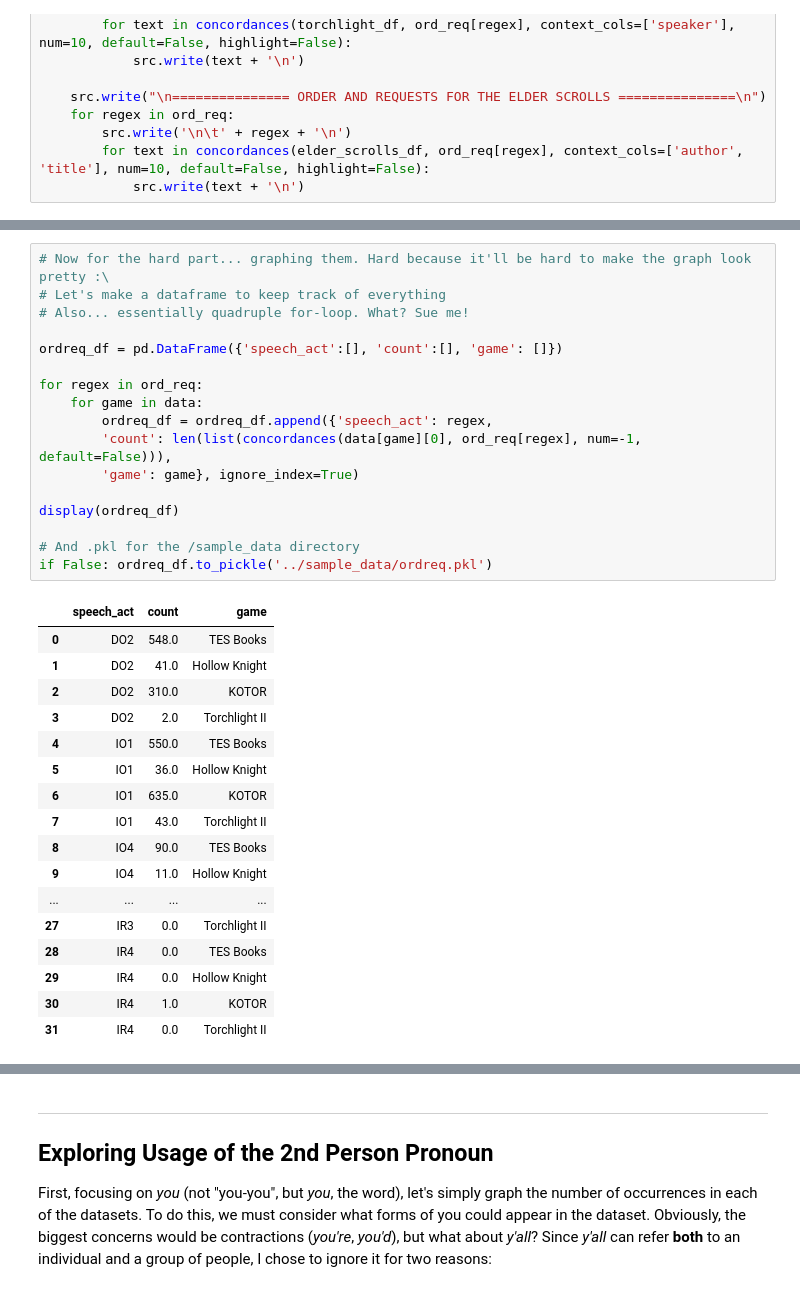
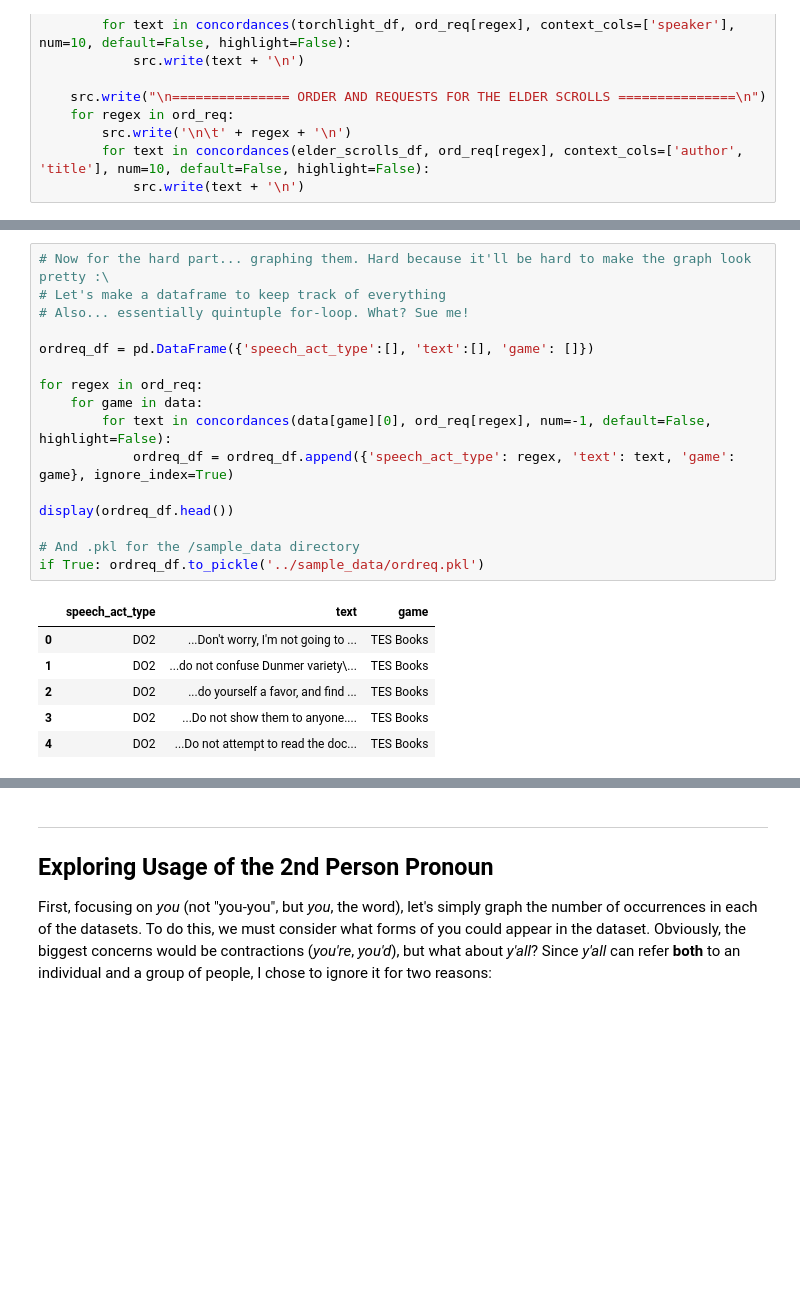
Before and after one commit to Data-Science-for-Linguists-2022/Pragmatics-In-Video-Games, a Jupyter notebook: notebooks/research.ipynb, the cells around one changed output, grey strips where cells are left out. Drawn from its saved outputs; the diff is of its cells as text; blank space fills up the shorter version.

Commit message:
Updated dataframes, cleaned up code

```diff
--- a/notebooks/research.ipynb
+++ b/notebooks/research.ipynb
@@ -370,35 +363,23 @@ Author: Brynjolfr | Title: custom-fur-armor-price-list | Concordance:
 # %%
 # Now for the hard part... graphing them. Hard because it'll be hard to make the graph look pretty :\
 # Let's make a dataframe to keep track of everything
-# Also... essentially quadruple for-loop. What? Sue me!
+# Also... essentially quintuple for-loop. What? Sue me!
 
-ordreq_df = pd.DataFrame({'speech_act':[], 'count':[], 'game': []})
+ordreq_df = pd.DataFrame({'speech_act_type':[], 'text':[], 'game': []})
 
 for regex in ord_req:
     for game in data:
-        ordreq_df = ordreq_df.append({'speech_act': regex,
-        'count': len(list(concordances(data[game][0], ord_req[regex], num=-1, default=False))),
-        'game': game}, ignore_index=True)
+        for text in concordances(data[game][0], ord_req[regex], num=-1, default=False, highlight=False):
+            ordreq_df = ordreq_df.append({'speech_act_type': regex, 'text': text, 'game': game}, ignore_index=True)
 
-display(ordreq_df)
+display(ordreq_df.head())
 
 # And .pkl for the /sample_data directory
-if False: ordreq_df.to_pickle('../sample_data/ordreq.pkl')
+if True: ordreq_df.to_pickle('../sample_data/ordreq.pkl')
 # %% [output]
-|  | speech_act | count | game |
-| 0 | DO2 | 548.0 | TES Books |
-| 1 | DO2 | 41.0 | Hollow Knight |
-| 2 | DO2 | 310.0 | KOTOR |
-| 3 | DO2 | 2.0 | Torchlight II |
-| 4 | IO1 | 550.0 | TES Books |
-| 5 | IO1 | 36.0 | Hollow Knight |
-| 6 | IO1 | 635.0 | KOTOR |
-| 7 | IO1 | 43.0 | Torchlight II |
-| 8 | IO4 | 90.0 | TES Books |
-| 9 | IO4 | 11.0 | Hollow Knight |
-| ... | ... | ... | ... |
-| 27 | IR3 | 0.0 | Torchlight II |
-| 28 | IR4 | 0.0 | TES Books |
-| 29 | IR4 | 0.0 | Hollow Knight |
-| 30 | IR4 | 1.0 | KOTOR |
-| 31 | IR4 | 0.0 | Torchlight II |
+|  | speech_act_type | text | game |
+| 0 | DO2 | ...Don't worry, I'm not going to ... | TES Books |
+| 1 | DO2 | ...do not confuse Dunmer variety\... | TES Books |
+| 2 | DO2 | ...do yourself a favor, and find ... | TES Books |
+| 3 | DO2 | ...Do not show them to anyone.... | TES Books |
+| 4 | DO2 | ...Do not attempt to read the doc... | TES Books |
```
Also changed, not shown: parts of 12 cells of this notebook, 7 other files.
